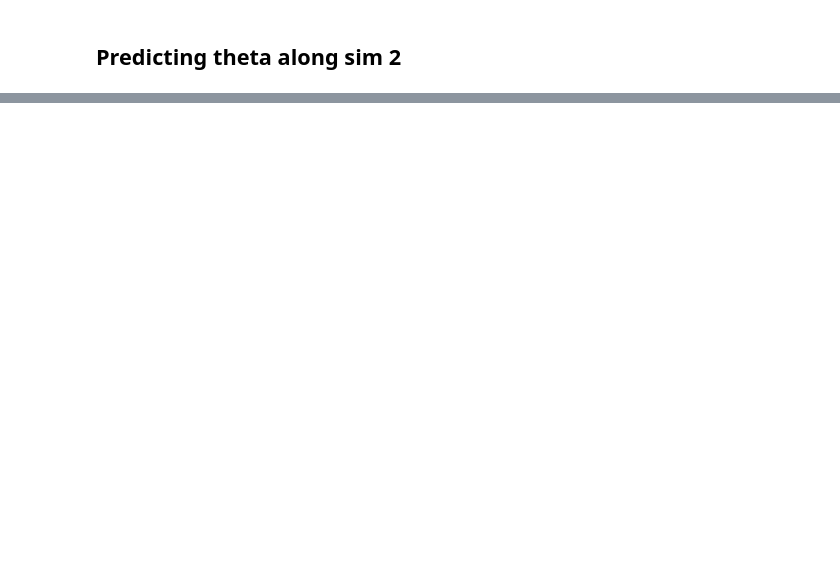
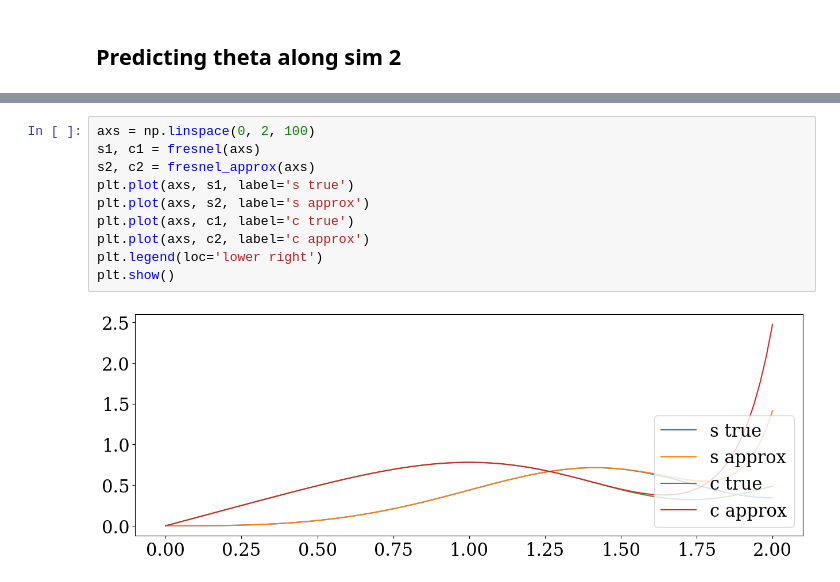
Before and after one commit to TirelessRock/3D-nav-research, a Jupyter notebook: ship-movement-simulation-lab.ipynb, the cells around one changed output, grey strips where cells are left out. Saved outputs shown, nothing was run; the diff lists cells and outputs as text; blank space fills up the shorter version.

```diff
--- a/ship-movement-simulation-lab.ipynb
+++ b/ship-movement-simulation-lab.ipynb
@@ -442,0 +499,12 @@ plt.show()
+# %%
+axs = np.linspace(0, 2, 100)
+s1, c1 = fresnel(axs)
+s2, c2 = fresnel_approx(axs)
+plt.plot(axs, s1, label='s true')
+plt.plot(axs, s2, label='s approx')
+plt.plot(axs, c1, label='c true')
+plt.plot(axs, c2, label='c approx')
+plt.legend(loc='lower right')
+plt.show()
+# %% [output]
+[figure, added]
```
Also changed, not shown: parts of 9 cells of this notebook.
